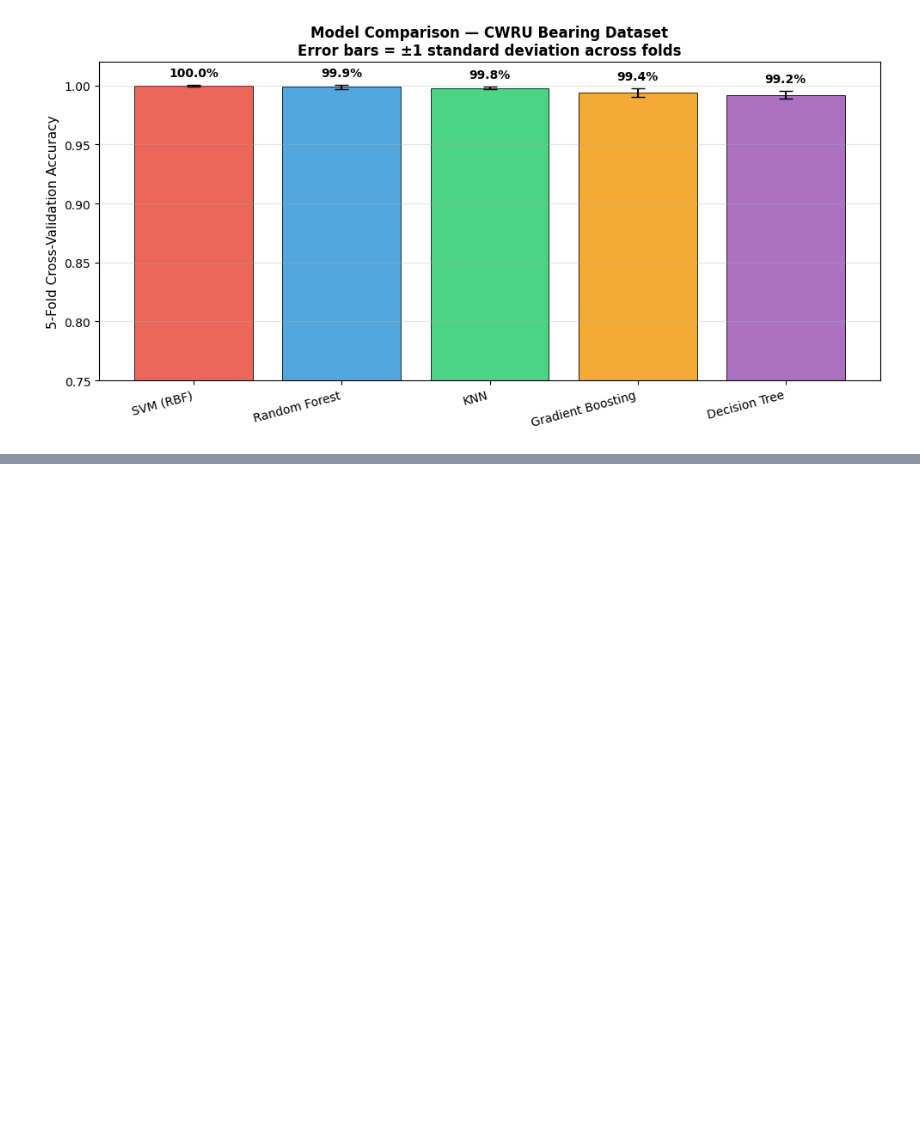
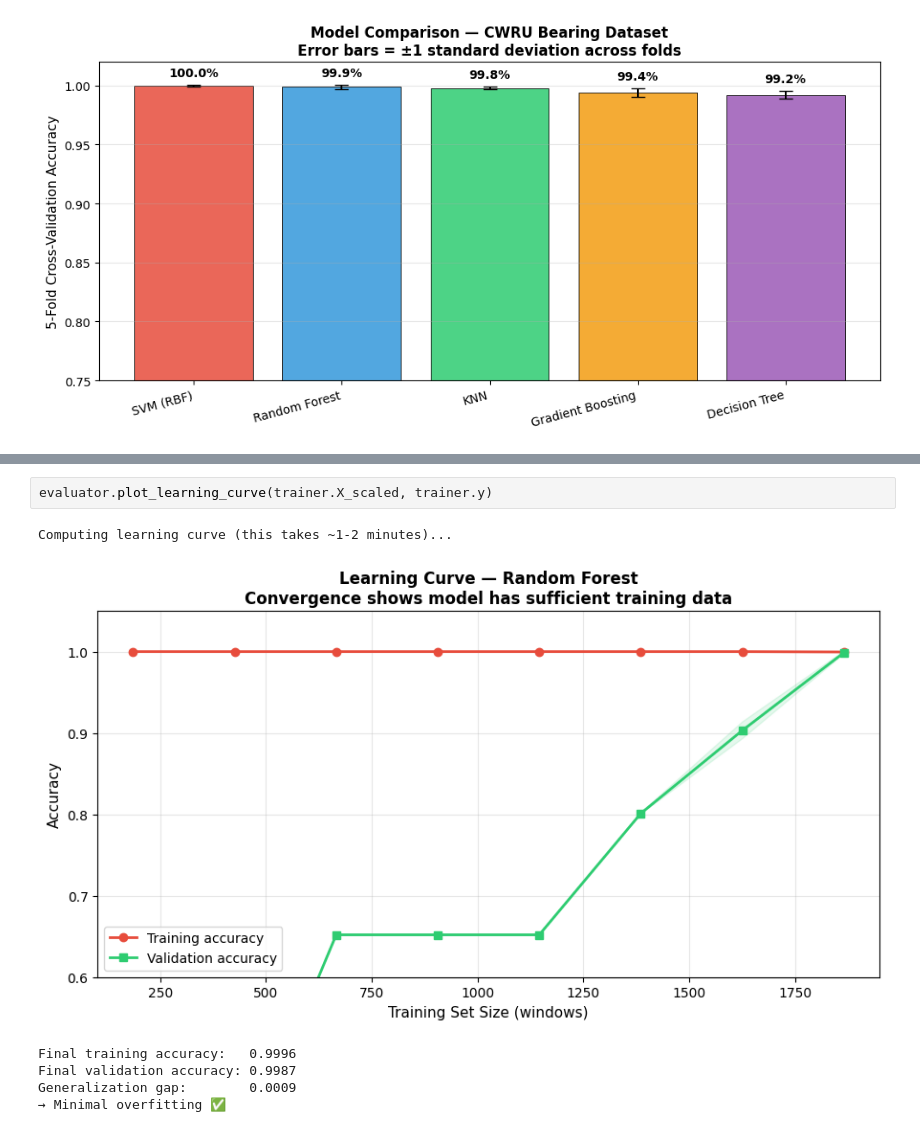
Before and after one commit to ZENITH3009/motor-health-intelligence-system, a Jupyter notebook: notebooks/04_model_training.ipynb, the cells around one changed output, grey strips where cells are left out. Saved outputs shown, nothing was run; the diff lists cells and outputs as text; blank space fills up the shorter version.

```diff
--- a/notebooks/04_model_training.ipynb
+++ b/notebooks/04_model_training.ipynb
@@ -82,0 +148,9 @@ plt.show()
+# %%
+evaluator.plot_learning_curve(trainer.X_scaled, trainer.y)
+# %% [output]
+Computing learning curve (this takes ~1-2 minutes)...
+[figure, added]
+Final training accuracy:   0.9996
+Final validation accuracy: 0.9987
+Generalization gap:        0.0009
+→ Minimal overfitting ✅
```
Also changed, not shown: parts of 3 cells of this notebook, 3 other files.
